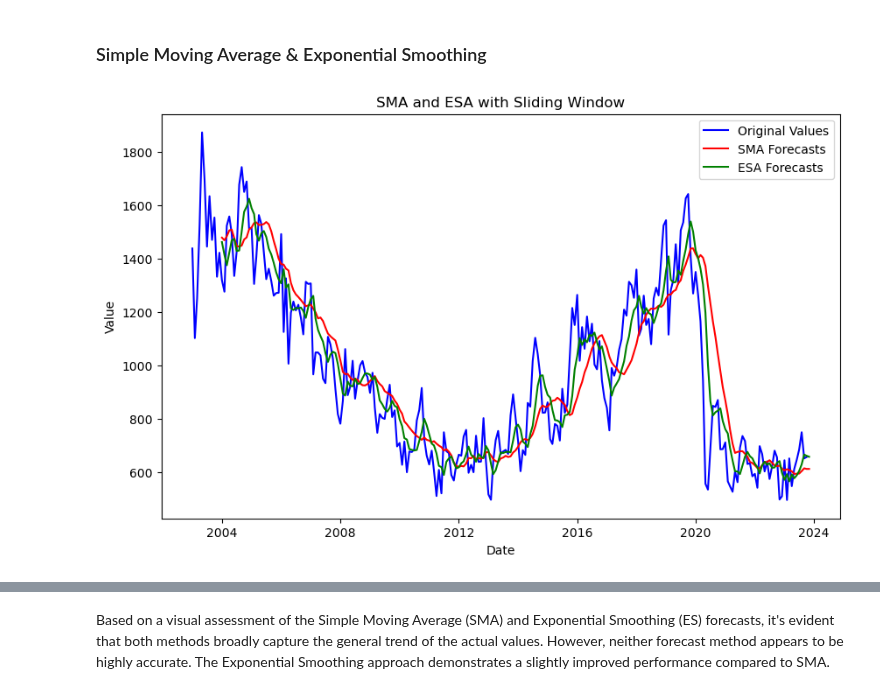
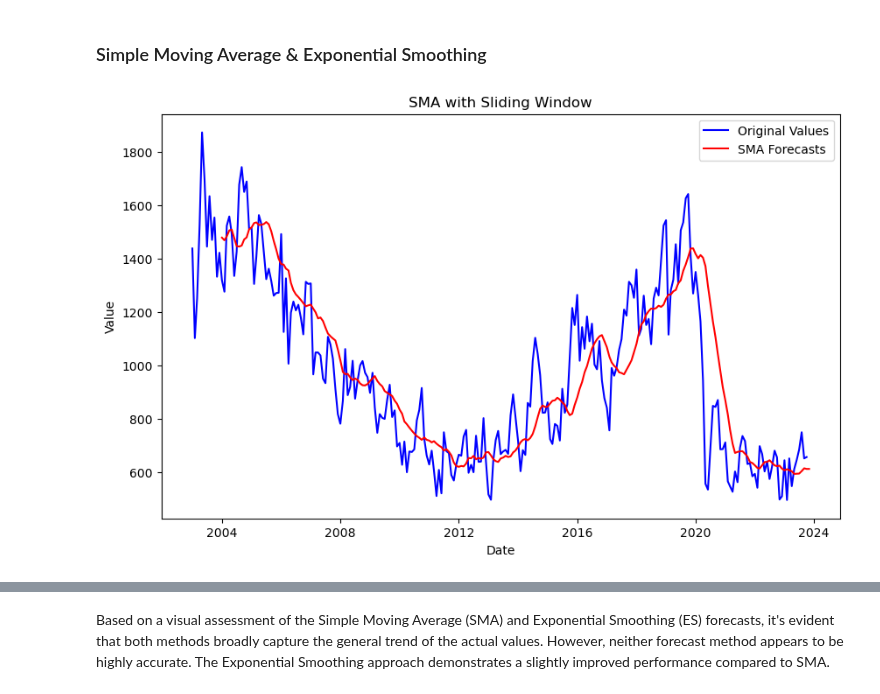
Before and after one commit to UBC-MDS/project-avalon, a Jupyter notebook: notebooks/crime_forecasting.ipynb, the cells around one changed output, grey strips where cells are left out. Drawn from its saved outputs; the diff is of its cells as text; code cells hidden in the pictures.

```diff
--- a/notebooks/crime_forecasting.ipynb
+++ b/notebooks/crime_forecasting.ipynb
@@ -230,47 +222,37 @@ theft_from_vehicle_filtered.head()
 | 2003-05-01 | 1873 |
 # %% [markdown]
 ### Simple Moving Average & Exponential Smoothing
-# %%
-# Define the size of the sliding window
-window_size = 12
-# Define alpha (smoothing parameter in ES)
-alpha=0.3
-
-# Perform Simple Moving Average (SMA) and Exponential Smoothing (ES)
-sma_values = []
-smoothed_values = []
-for i in range(len(theft_from_vehicle_filtered) - window_size + 1):
-
-    window = theft_from_vehicle_filtered['Observations'].iloc[i:i+window_size]
-
-    # SMA
-    window_mean = window.mean()
-    sma_values.append(window_mean)
-
-    # ES
-    smoothed_val = window.ewm(alpha=alpha, adjust=False).mean().iloc[-1]
-    smoothed_values.append(smoothed_val)
-
-# Construct dataframe for forecasted values
-new_date = pd.to_datetime('2023-11-01')
-forecasted_dates = theft_from_vehicle_filtered.index[window_size:]
-forecasted_dates = forecasted_dates.append(pd.DatetimeIndex([new_date]))
-
-sma_forecasted = pd.DataFrame({'SMA_Forecast': sma_values}, index=forecasted_dates)
-esa_forecasted = pd.DataFrame({'ESA_Forecast': smoothed_values}, index=forecasted_dates)
-
-# merge original and forecasted values into same dataframe
-merged_df = pd.concat([theft_from_vehicle_filtered, sma_forecasted, esa_forecasted], axis=1)
-
-# Plotting forecasted results
-plt.figure(figsize=(10, 6))
-plt.plot(merged_df.index, merged_df['Observations'], label='Original Values', color='blue')
-plt.plot(merged_df.index, merged_df['SMA_Forecast'], label='SMA Forecasts', color='red')
-plt.plot(merged_df.index, merged_df['ESA_Forecast'], label='ESA Forecasts', color='green')
-plt.legend()
-plt.title('SMA and ESA with Sliding Window')
-plt.xlabel('Date')
-plt.ylabel('Value')
-plt.show()
-# %% [output]
-[figure, removed]
+# %%
+# Define the size of the sliding window
+window_size = 12
+# Define alpha (smoothing parameter in ES)
+alpha=0.3
+
+# Perform Simple Moving Average (SMA) and Exponential Smoothing (ES)
+sma_values = []
+smoothed_values = []
+for i in range(len(theft_from_vehicle_filtered) - window_size + 1):
+
+    window = theft_from_vehicle_filtered['Observations'].iloc[i:i+window_size]
+
+    # SMA
+    window_mean = window.mean()
+    sma_values.append(window_mean)
+
+    # ES
+    smoothed_val = window.ewm(alpha=alpha, adjust=False).mean().iloc[-1]
+    smoothed_values.append(smoothed_val)
+
+sma_merged = merge_forecast_values(theft_from_vehicle_filtered, sma_values, "SMA_Forecast")
+es_merged = merge_forecast_values(theft_from_vehicle_filtered, smoothed_values, "ES_Forecast")
+
+plt.figure(figsize=(10, 6))
+plt.plot(sma_merged.index, sma_merged['Observations'], label='Original Values', color='blue')
+plt.plot(sma_merged.index, sma_merged['SMA_Forecast'], label='SMA Forecasts', color='red')
+plt.legend()
+plt.title('SMA with Sliding Window')
+plt.xlabel('Date')
+plt.ylabel('Value')
+plt.show()
+# %% [output]
+[figure, added]
```
Also changed, not shown: parts of 14 cells of this notebook.
